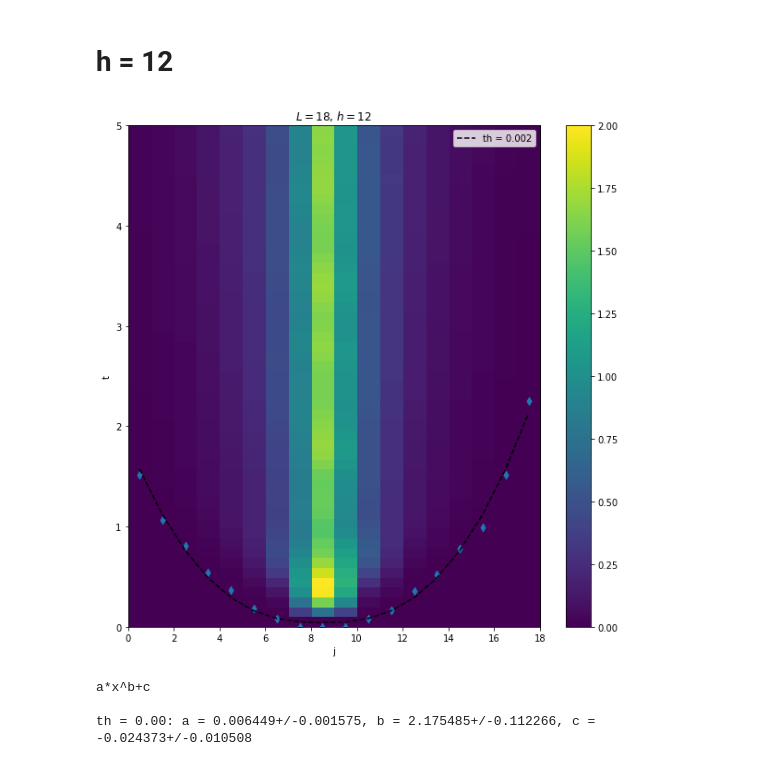
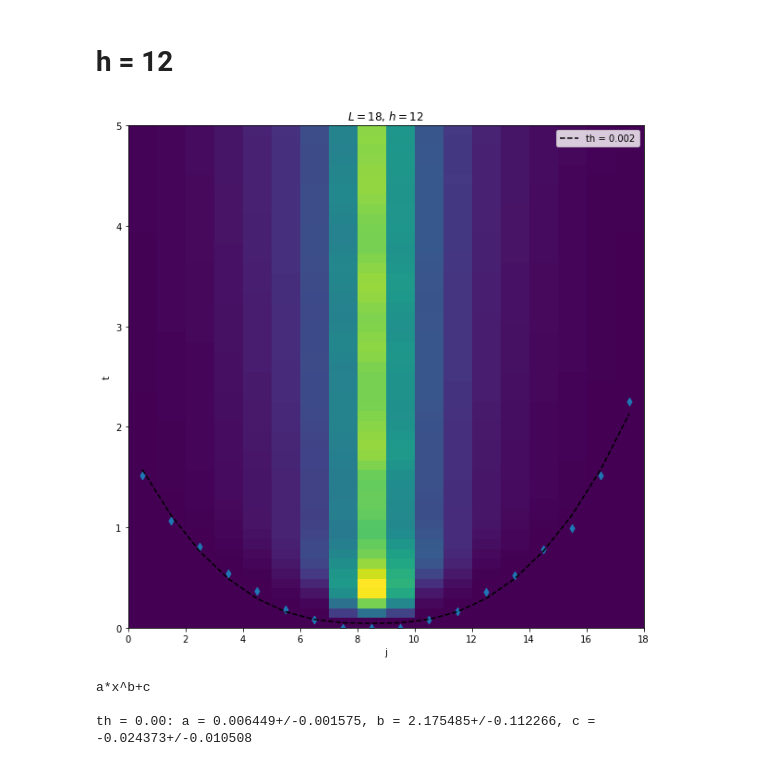
Before and after one commit to mkm2/WorkingFolder, a Jupyter notebook: notebooks/Analysis/Visualisation_FD.ipynb, the cells around one changed output. Cells and saved outputs as stored; diff of their text form; code cells hidden in the pictures.

```diff
--- a/notebooks/Analysis/Visualisation_FD.ipynb
+++ b/notebooks/Analysis/Visualisation_FD.ipynb
@@ -235,28 +235,28 @@ plt.show()
 # %%
 thresholds = [0.002]#,0.5,0.75,1.0]#,1.25,1.5,1.75,2]
 fit_params = []
 fit_errs = []
 tvals = []
 for (i,th) in enumerate(thresholds):
     tvals.append(T_transgression(T,res[2],th))
     popt, pcov = curve_fit(model,xvals,tvals[i])
     fit_params.append(popt)
     fit_errs.append(np.sqrt(np.diag(pcov)))
 plt.figure(figsize=(10,10))
 linestyles = ["-","--","-."]
 plt.imshow(res[2],cmap="viridis",origin="lower",aspect="auto",extent=[0,N,0,T[-1]])
 for (i,th) in enumerate(thresholds):
     plt.plot(np.arange(0,N,1)+0.5,model(xvals,*fit_params[i]),label="th = {:.3f}".format(th),color="black",ls="--")
     plt.scatter(np.arange(0,N,1)+0.5,tvals[i], marker= "d")
 plt.clim(0,2)
 plt.xlabel("j")
 plt.ylabel("t")
-plt.colorbar()
+#plt.colorbar()
 plt.legend()
 plt.title(r"$L=18$, $h=12$")
 plt.show()
 # %% [output]
-[figure, old version]
+[figure, new version]
 # %%
 print("a*x^b+c\n")
 for i in range(0,1):
```
